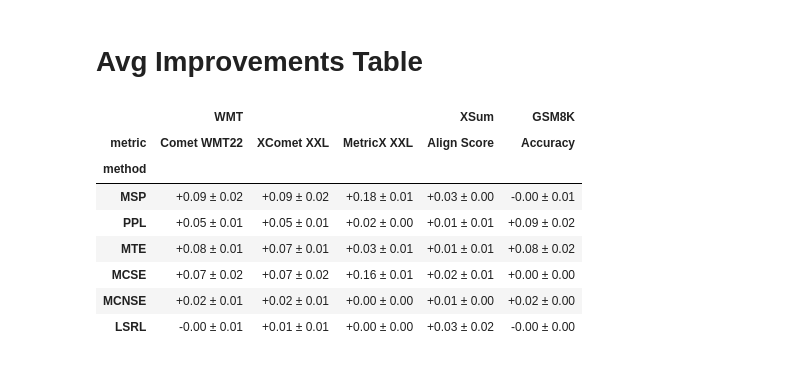
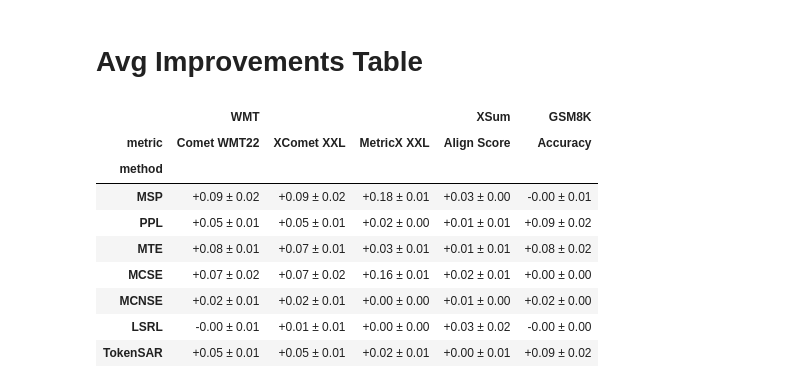
Before and after one commit to stat-ml/uncertainty-line, a Jupyter notebook: 03_main_tables.ipynb, the cells around one changed output. Saved outputs shown, nothing was run; the diff lists cells and outputs as text; code cells hidden in the pictures.

Commit message:
Add TokenSAR

```diff
--- a/03_main_tables.ipynb
+++ b/03_main_tables.ipynb
@@ -215,22 +200,19 @@ display(table)
 import pandas as pd
 import numpy as np
 
-# --- file paths ---
 WMT_CSV        = "results/mt_results.csv"         # translation runs (WMT)
-XSUM_GSM8K_CSV = "results/sum_mr_results.csv"     # summarization + math runs (both in one file)
+XSUM_GSM8K_CSV = "results/sum_mr_results.csv"     # summarization + math runs
 
 # Row order (adjust if needed)
-METHOD_ORDER = ["MSP", "PPL", "MTE", "MCSE", "MCNSE", "LSRL"]
+METHOD_ORDER = ["MSP", "PPL", "MTE", "MCSE", "MCNSE", "LSRL", "TokenSAR"]
 
 def load_and_compute_deltas(csv_path: str) -> pd.DataFrame:
     """Return columns [model, dataset, metric, method, delta] where
     delta = (same-method LINE) - (same-method RAW)."""
     df = pd.read_csv(csv_path)
 
-    # Ensure numeric score
     df["prr_score"] = pd.to_numeric(df["prr_score"], errors="coerce")
 
-    # Treat 'metric' as already pretty; do NOT map it
     df["metric"] = df["metric"].astype(str)
 
     # Split RAW vs LINE for same base method
@@ -258,16 +240,13 @@ def summarize_mean_sem(df: pd.DataFrame, task_name: str, metric_order_pretty: li
     """Return wide table with rows=methods and columns=(task_name, metric) showing 'mean ± sem' strings."""
     df = df.copy()
 
-    # Keep only the requested pretty metric names
     df = df[df["metric"].isin(metric_order_pretty)].copy()
 
-    # If empty, return an empty block with desired shape
     if df.empty:
         empty = pd.DataFrame(index=METHOD_ORDER, columns=metric_order_pretty)
         empty.columns = pd.MultiIndex.from_product([[task_name], empty.columns])
         return empty
 
-    # Make sure numeric
     df["delta"] = pd.to_numeric(df["delta"], errors="coerce")
 
     g = df.groupby(["method", "metric"])["delta"]
@@ -279,49 +258,44 @@ def summarize_mean_sem(df: pd.DataFrame, task_name: str, metric_order_pretty: li
 
     sem = g.apply(sem_safe).reindex(mean.index)
 
-    # Build strings only (no numeric + string mixing)
     mean_str = mean.map(lambda x: f"{x:+.2f}")
     sem_str  = sem.map(lambda x: f"{x:.2f}")
     fmt = mean_str.str.cat(sem_str, sep=" ± ")
 
     wide = fmt.unstack("metric")
 
-    # Enforce method & metric order, tolerate missing
     wide = wide.reindex(index=METHOD_ORDER)
     wide = wide.reindex(columns=metric_order_pretty)
 
-    # Add task level
     wide.columns = pd.MultiIndex.from_product([[task_name], wide.columns])
     return wide
 
-# --- compute deltas ---
 wmt_df      = load_and_compute_deltas(WMT_CSV)
 xsum_gsm_df = load_and_compute_deltas(XSUM_GSM8K_CSV)
 
-# Split combined file by dataset name (case-insensitive)
 xsum_df  = xsum_gsm_df[xsum_gsm_df["dataset"].astype(str).str.lower() == "xsum"]
 gsm8k_df = xsum_gsm_df[xsum_gsm_df["dataset"].astype(str).str.lower() == "gsm8k"]
 
-# Metric names EXACTLY as they appear in your CSV (already pretty)
 WMT_METRICS_PRETTY   = ["Comet WMT22", "XComet XXL", "MetricX XXL"]
 XSUM_METRICS_PRETTY  = ["Align Score"]
 GSM8K_METRICS_PRETTY = ["Accuracy"]
 
 # --- build blocks ---
 wmt_block   = summarize_mean_sem(wmt_df,   "WMT",   WMT_METRICS_PRETTY)
 xsum_block  = summarize_mean_sem(xsum_df,  "XSum",  XSUM_METRICS_PRETTY)
 gsm8k_block = summarize_mean_sem(gsm8k_df, "GSM8K", GSM8K_METRICS_PRETTY)
 
 # --- final table ---
 table = pd.concat([wmt_block, xsum_block, gsm8k_block], axis=1)
 display(table)
 # %% [output]
 |  | WMT |  |  | XSum | GSM8K |
 | metric | Comet WMT22 | XComet XXL | MetricX XXL | Align Score | Accuracy |
 | method |  |  |  |  |  |
 | MSP | +0.09 ± 0.02 | +0.09 ± 0.02 | +0.18 ± 0.01 | +0.03 ± 0.00 | -0.00 ± 0.01 |
 | PPL | +0.05 ± 0.01 | +0.05 ± 0.01 | +0.02 ± 0.00 | +0.01 ± 0.01 | +0.09 ± 0.02 |
 | MTE | +0.08 ± 0.01 | +0.07 ± 0.01 | +0.03 ± 0.01 | +0.01 ± 0.01 | +0.08 ± 0.02 |
 | MCSE | +0.07 ± 0.02 | +0.07 ± 0.02 | +0.16 ± 0.01 | +0.02 ± 0.01 | +0.00 ± 0.00 |
 | MCNSE | +0.02 ± 0.01 | +0.02 ± 0.01 | +0.00 ± 0.00 | +0.01 ± 0.00 | +0.02 ± 0.00 |
 | LSRL | -0.00 ± 0.01 | +0.01 ± 0.01 | +0.00 ± 0.00 | +0.03 ± 0.02 | -0.00 ± 0.00 |
+| TokenSAR | +0.05 ± 0.01 | +0.05 ± 0.01 | +0.02 ± 0.01 | +0.00 ± 0.01 | +0.09 ± 0.02 |
```
Also changed, not shown: parts of 2 cells of this notebook, 1 other file.
